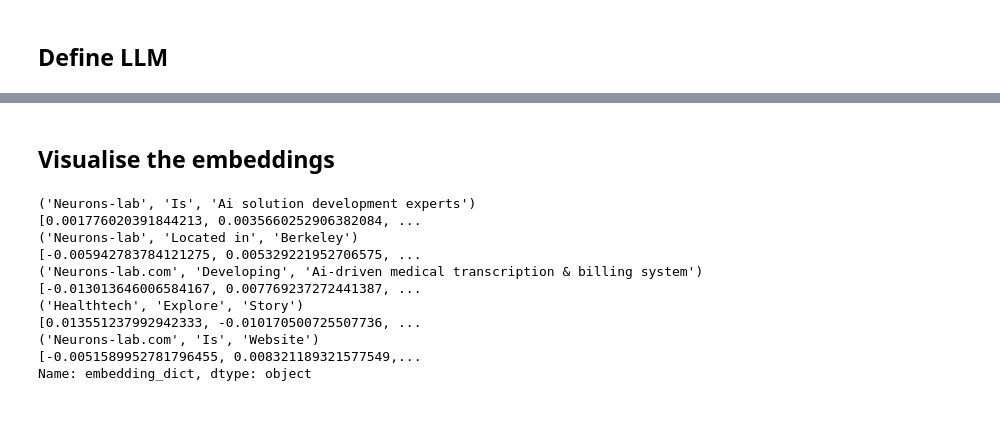
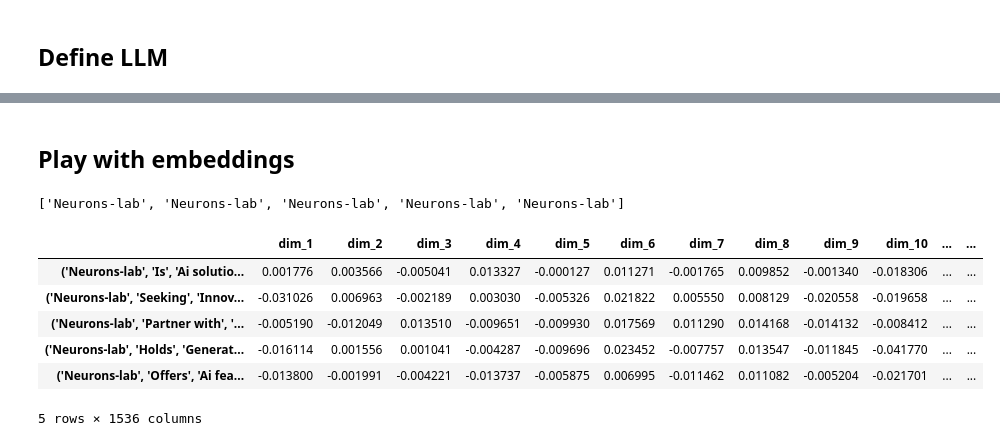
Before and after one commit to goodrahstar/rag_llm_kg, a Jupyter notebook: RAG with KG.ipynb, the cells around one changed output, grey strips where cells are left out. Saved outputs shown, nothing was run; the diff lists cells and outputs as text; code cells hidden in the pictures; blank space fills up the shorter version.

```diff
--- a/RAG with KG.ipynb
+++ b/RAG with KG.ipynb
@@ -61,3 +61,10 @@ service_context = ServiceContext.from_defaults(llm=llm, chunk_size=512)
+# %%
+websites = ["https://neurons-lab.com/",
+            "https://neurons-lab.com/stories/",
+            "https://neurons-lab.com/about-us/",
+            "https://neurons-lab.com/talents/",
+            "https://www.crunchbase.com/organization/neurons-lab",]
+documents = SimpleWebPageReader(html_to_text=True).load_data(websites)
 # %% [markdown]
 ## Autogenerate Triplets
 
@@ -72,9 +105,9 @@ service_context = ServiceContext.from_defaults(llm=llm, chunk_size=512)
 # %%
 storage_context = StorageContext.from_defaults(graph_store=graph_store)
-
 # NOTE: can take a while!
 index = KnowledgeGraphIndex.from_documents(documents=documents,
-                                           max_triplets_per_chunk=2,
+                                           max_triplets_per_chunk=6,
+                                          #  kg_triple_extract_template=new_kg_triple_extract,
                                            storage_context=storage_context,
                                            service_context=service_context,
                                            show_progress=True,
@@ -162,5 +291,5 @@ HTML(filename=graph_output_directory)
 # %% [markdown]
-## Visualise the embeddings
+## Play with embeddings
 # %%
 def get_embeddings_df(index):
     """
@@ -184,16 +313,25 @@ def get_embeddings_df(index):
     return embeddings_df
 
 
-embeddings_df = get_embeddings_df(index)
+embedding_series = get_embeddings_df(index)
+# %%
+embedding_df = pd.DataFrame(embedding_series.tolist(), columns=[f'dim_{i+1}' for i in range(len(embedding_series[0]))])
+embedding_df.index = embedding_series.index
+
+source_node = [element.split(',')[0][2:-1] for element in embedding_df.index]
+source_node[0:5]
+# %% [output]
+['Neurons-lab', 'Neurons-lab', 'Neurons-lab', 'Neurons-lab', 'Neurons-lab']
 # %%
-embeddings_df.head()
+embedding_df.head()
 # %% [output]
+|  | dim_1 | dim_2 | dim_3 | dim_4 | dim_5 | dim_6 | dim_7 | dim_8 | dim_9 | dim_10 | ... | ... |
+| ('Neurons-lab', 'Is', 'Ai solutio... | 0.001776 | 0.003566 | -0.005041 | 0.013327 | -0.000127 | 0.011271 | -0.001765 | 0.009852 | -0.001340 | -0.018306 | ... | ... |
+| ('Neurons-lab', 'Seeking', 'Innov... | -0.031026 | 0.006963 | -0.002189 | 0.003030 | -0.005326 | 0.021822 | 0.005550 | 0.008129 | -0.020558 | -0.019658 | ... | ... |
+| ('Neurons-lab', 'Partner with', '... | -0.005190 | -0.012049 | 0.013510 | -0.009651 | -0.009930 | 0.017569 | 0.011290 | 0.014168 | -0.014132 | -0.008412 | ... | ... |
+| ('Neurons-lab', 'Holds', 'Generat... | -0.016114 | 0.001556 | 0.001041 | -0.004287 | -0.009696 | 0.023452 | -0.007757 | 0.013547 | -0.011845 | -0.041770 | ... | ... |
+| ('Neurons-lab', 'Offers', 'Ai fea... | -0.013800 | -0.001991 | -0.004221 | -0.013737 | -0.005875 | 0.006995 | -0.011462 | 0.011082 | -0.005204 | -0.021701 | ... | ... |
-('Neurons-lab', 'Is', 'Ai solution development experts')                                 [0.001776020391844213, 0.0035660252906382084, ...
-('Neurons-lab', 'Located in', 'Berkeley')                                                [-0.005942783784121275, 0.005329221952706575, ...
-('Neurons-lab.com', 'Developing', 'Ai-driven medical transcription & billing system')    [-0.013013646006584167, 0.007769237272441387, ...
-('Healthtech', 'Explore', 'Story')                                                       [0.013551237992942333, -0.010170500725507736, ...
-('Neurons-lab.com', 'Is', 'Website')                                                     [-0.0051589952781796455, 0.008321189321577549,...
-Name: embedding_dict, dtype: object
+5 rows × 1536 columns
 # %%
 
 def visualize_embeddings(embedding_series, n_neighbors=15, min_dist=0.1, n_components=3):
```
Also changed, not shown: parts of 30 cells of this notebook.
